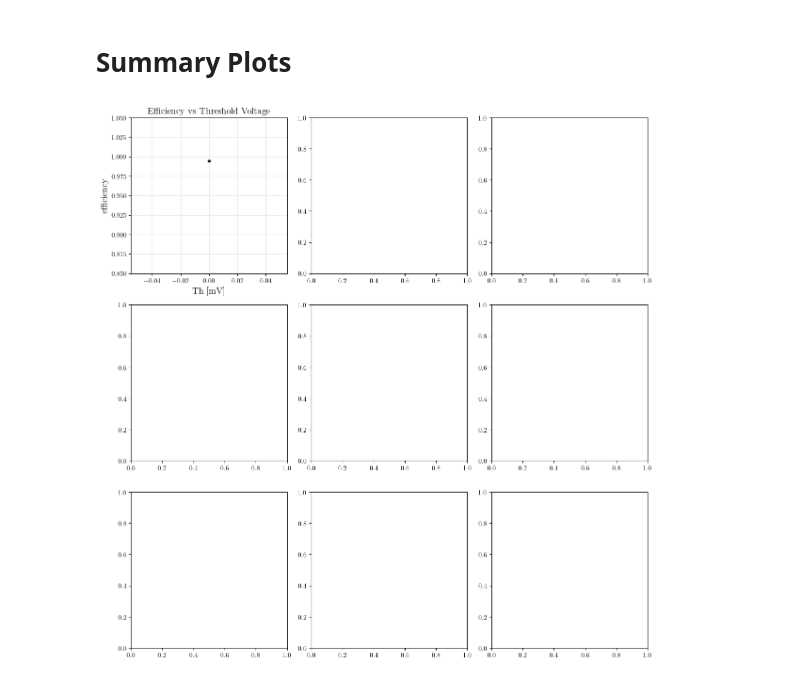
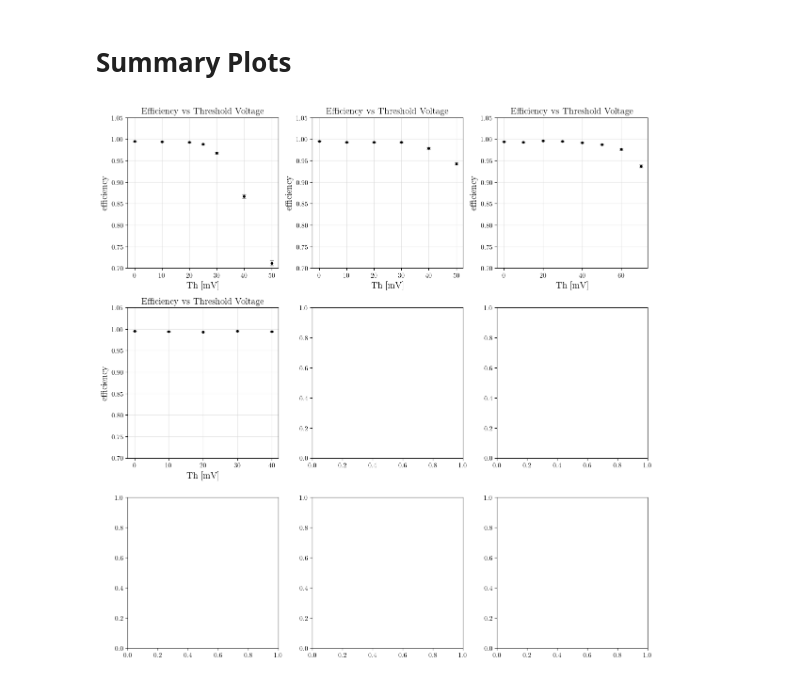
Before and after one commit to elisabreviglieri/muoni_lab, a Jupyter notebook: Efficienza_Scintillatori_Final.ipynb, the cells around one changed output. Saved outputs shown, nothing was run; the diff lists cells and outputs as text; code cells hidden in the pictures.

```diff
--- a/Efficienza_Scintillatori_Final.ipynb
+++ b/Efficienza_Scintillatori_Final.ipynb
@@ -176,7 +176,7 @@ df_6 = pd.DataFrame(data_6)
 # Calcola le coincidenze accidentali :
 delta_t = 50*10**(-9) # s
 
-dataframes = [df_1]  # List of DataFrames
+dataframes = [df_1, df_2, df_3, df_4, df_5]  # List of DataFrames
 results = {}  # Dictionary to store results
 
 for i, df in enumerate(dataframes, start=1):  # Loop through DataFrames with an index
@@ -221,7 +221,7 @@ for df in dataframes:
 # %%
 # Per rendere il confronto tra efficienze più facili, creo un dataframe le cui colonne saranno solo
 # i valori delle efficienze :
-dataframes = [df_1]  # List of DataFrames
+dataframes = [df_1, df_2, df_3, df_4, df_5]  # List of DataFrames
 epsilon_data = {}  # Dictionary to store epsilon_1 values for comparison
 
 for i, df in enumerate(dataframes, start=1):  # Loop through DataFrames
@@ -242,7 +253,7 @@ epsilon_df
 # %%
 # Plot the data - questo per i "plateau" (non ce li aspettiamo per questo rivelatore) :
-dataframes = [df_1]
-voltages = [1000, ]  # Corresponding voltages for each DataFrame
+dataframes = [df_1, df_2, df_3, df_4, df_5]
+voltages = [1000, 1050, 1100, 1150, 1200]  # Corresponding voltages for each DataFrame
 
 
 for i, (df, voltage) in enumerate(zip(dataframes, voltages), start=1):
@@ -265,7 +276,7 @@ for i, (df, voltage) in enumerate(zip(dataframes, voltages), start=1):
     # Grid and tick settings
     plt.grid(True, color='lightgray', alpha=0.5)
     plt.xticks(
-        ticks=[0, 10, 20, 30, 40, 50, 60, 70, 80],
+        ticks=[0, 10, 20, 30, 40, 50, 60, 70, 80, 90, 100, 110],
         fontsize=12
     )
     plt.yticks(fontsize=12)
@@ -283,7 +298,7 @@ for i, (df, voltage) in enumerate(zip(dataframes, voltages), start=1):
 # %%
 # List of DataFrames and corresponding voltages
-dataframes = [df_1]
-voltages = [1000]  # Corresponding voltages for each DataFrame
+dataframes = [df_1, df_2, df_3, df_4, df_5]
+voltages = [1000, 1050, 1100, 1150, 1200]  # Corresponding voltages for each DataFrame
 
 for i, (df, voltage) in enumerate(zip(dataframes, voltages), start=1):
     plt.figure(figsize=(10, 6))
@@ -304,7 +319,7 @@ for i, (df, voltage) in enumerate(zip(dataframes, voltages), start=1):
     # Grid and tick settings
     plt.grid(True, color='lightgray', alpha=0.5)
     plt.xticks(
-        ticks=[0, 10, 20, 30, 40, 50, 60, 70, 80],
+        ticks=[0, 10, 20, 30, 40, 50, 60, 70, 80, 90, 100, 110],
         fontsize=12
     )
     plt.yticks(fontsize=12)
@@ -332,37 +351,37 @@ GRID_COLOR = 'lightgray'
 GRID_ALPHA = 0.5
 
 # List of dataframes and corresponding voltages
-dataframes = [df_1] # Replace/add your actual dataframes here
-voltages = [1000]  # Replace/add the corresponding voltage values
+dataframes = [df_1, df_2, df_3, df_4, df_5] # Replace/add your actual dataframes here
+voltages = [1000, 1050, 1100, 1150, 1200]  # Replace/add the corresponding voltage values
 
 # Create subplots grid (1 row per dataframe)
 rows, cols = 3, 3
 fig, axes = plt.subplots(rows, cols, figsize=(12, 12), sharex=False, sharey=False)
 
 # Appiattisci gli assi per iterare facilmente
 axes_flat = axes.flatten()
 # Loop over dataframes and axes
 for i, (df, V) in enumerate(zip(dataframes, voltages)):
         ax = axes_flat[i]
 
         ax.errorbar(df['Th [meV]'], df['epsilon_1'], markersize = MARKER_SIZE,
                 yerr=df['sigma_epsilon_1'],   # Error bar values
                 fmt='o', linewidth=0, color='black',  # Marker and line settings
                 ecolor='gray', elinewidth=1, capsize=3)  # Error bar style
 
         ax.set_title('Efficiency vs Threshold Voltage', fontsize = FONT_SIZE)
         ax.set_xlabel('Th [mV]', fontsize = FONT_SIZE)
         ax.set_ylabel('efficiency', fontsize = FONT_SIZE)
         #ax.set_xticks(ticks=[0, 10, 20, 30, 40, 50, 60, 70, 80], fontsize = FONT_SIZE)
         # Uncomment if needed (comment the previous line):
         # plt.xticks(df_800V['Th [mV]'])  # Optional: set x-ticks to match Th values
         #ax.set_yticks(fontsize = FONT_SIZE)
-        ax.set_ylim(0.85, 1.05)
+        ax.set_ylim(0.7, 1.05)
         ax.grid(True, color='lightgray', alpha = 0.5)
 
 
 # Adjust layout
 plt.tight_layout()
 plt.show()
 # %% [output]
-[figure, old version]
+[figure, new version]
```
Also changed, not shown: parts of 9 cells of this notebook.
